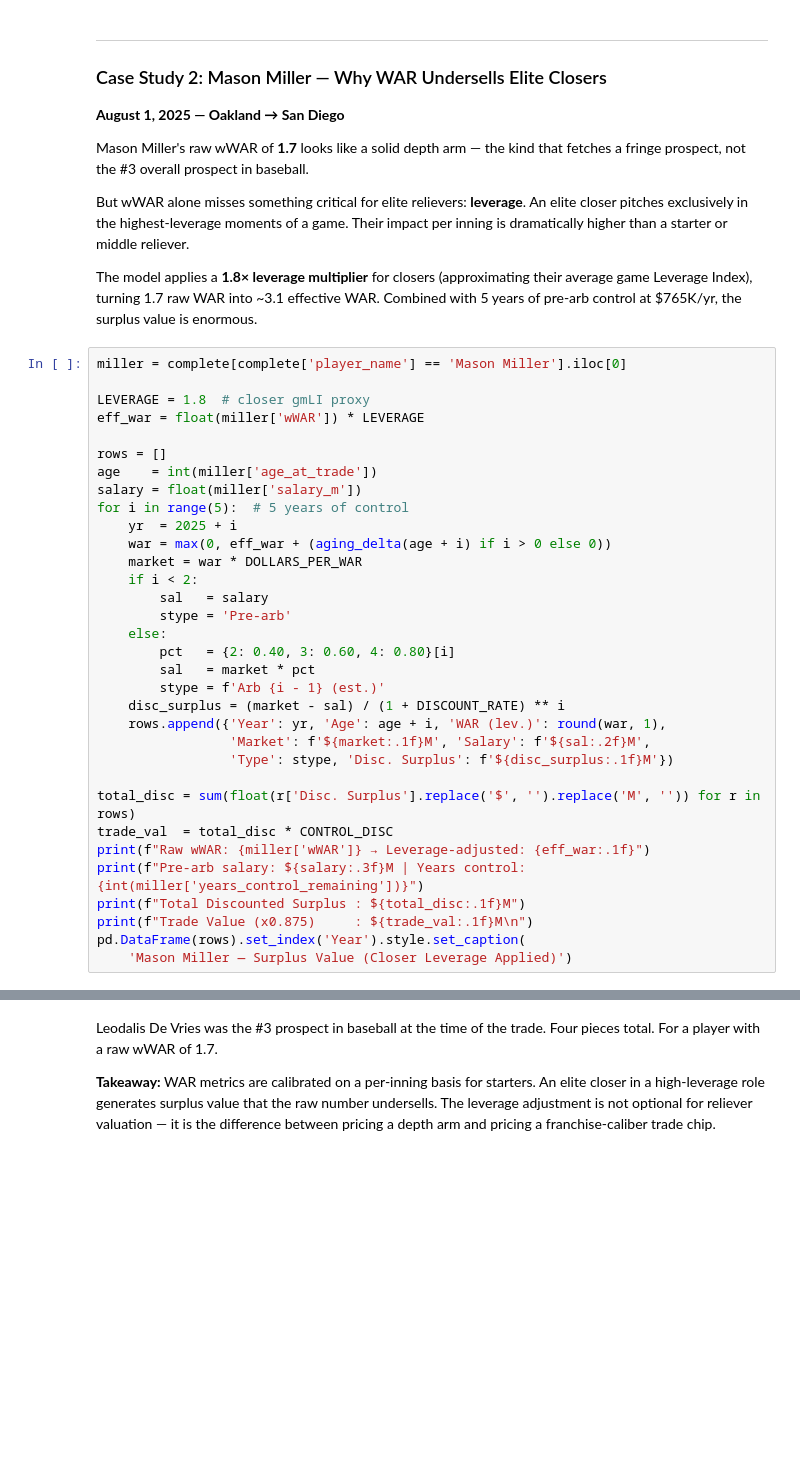
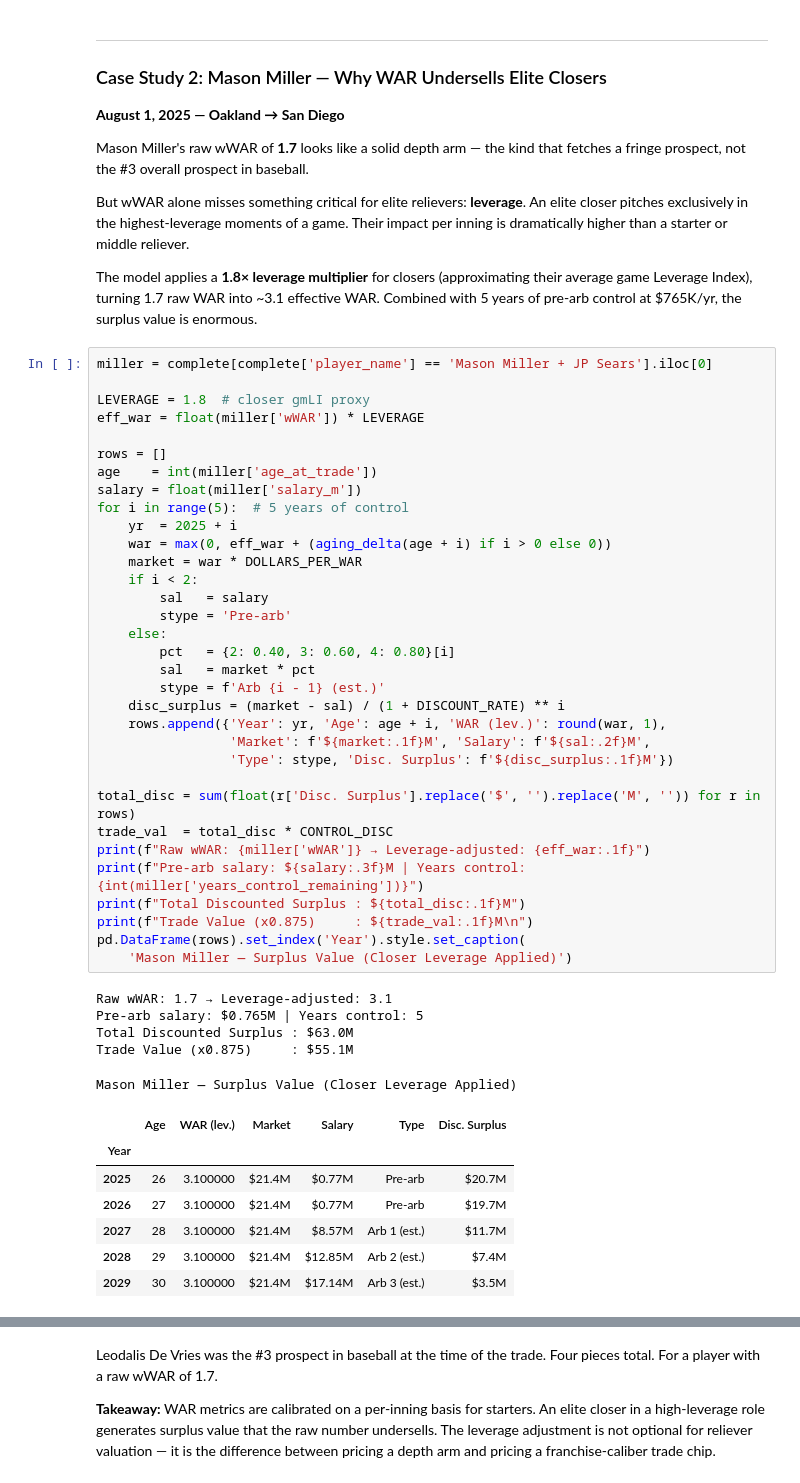
Before and after one commit to zthomas1231/mlb-trade-value-engine, a Jupyter notebook: trade_value_engine.ipynb, the cells around one changed output, grey strips where cells are left out. Drawn from its saved outputs; the diff is of its cells as text; blank space fills up the shorter version.

```diff
--- a/trade_value_engine.ipynb
+++ b/trade_value_engine.ipynb
@@ -192,38 +247,51 @@ But wWAR alone misses something critical for elite relievers: **leverage**. An e
 
 The model applies a **1.8× leverage multiplier** for closers (approximating their average game Leverage Index), turning 1.7 raw WAR into ~3.1 effective WAR. Combined with 5 years of pre-arb control at $765K/yr, the surplus value is enormous.
 # %%
-miller = complete[complete['player_name'] == 'Mason Miller'].iloc[0]
+miller = complete[complete['player_name'] == 'Mason Miller + JP Sears'].iloc[0]
 
 LEVERAGE = 1.8  # closer gmLI proxy
 eff_war = float(miller['wWAR']) * LEVERAGE
 
 rows = []
 age    = int(miller['age_at_trade'])
 salary = float(miller['salary_m'])
 for i in range(5):  # 5 years of control
     yr  = 2025 + i
     war = max(0, eff_war + (aging_delta(age + i) if i > 0 else 0))
     market = war * DOLLARS_PER_WAR
     if i < 2:
         sal   = salary
         stype = 'Pre-arb'
     else:
         pct   = {2: 0.40, 3: 0.60, 4: 0.80}[i]
         sal   = market * pct
         stype = f'Arb {i - 1} (est.)'
     disc_surplus = (market - sal) / (1 + DISCOUNT_RATE) ** i
     rows.append({'Year': yr, 'Age': age + i, 'WAR (lev.)': round(war, 1),
                  'Market': f'${market:.1f}M', 'Salary': f'${sal:.2f}M',
                  'Type': stype, 'Disc. Surplus': f'${disc_surplus:.1f}M'})
 
 total_disc = sum(float(r['Disc. Surplus'].replace('$', '').replace('M', '')) for r in rows)
 trade_val  = total_disc * CONTROL_DISC
 print(f"Raw wWAR: {miller['wWAR']} → Leverage-adjusted: {eff_war:.1f}")
 print(f"Pre-arb salary: ${salary:.3f}M | Years control: {int(miller['years_control_remaining'])}")
 print(f"Total Discounted Surplus : ${total_disc:.1f}M")
 print(f"Trade Value (x0.875)     : ${trade_val:.1f}M\n")
 pd.DataFrame(rows).set_index('Year').style.set_caption(
     'Mason Miller — Surplus Value (Closer Leverage Applied)')
+# %% [output]
+Raw wWAR: 1.7 → Leverage-adjusted: 3.1
+Pre-arb salary: $0.765M | Years control: 5
+Total Discounted Surplus : $63.0M
+Trade Value (x0.875)     : $55.1M
+Mason Miller — Surplus Value (Closer Leverage Applied)
+|  | Age | WAR (lev.) | Market | Salary | Type | Disc. Surplus |
+| Year |  |  |  |  |  |  |
+| 2025 | 26 | 3.100000 | $21.4M | $0.77M | Pre-arb | $20.7M |
+| 2026 | 27 | 3.100000 | $21.4M | $0.77M | Pre-arb | $19.7M |
+| 2027 | 28 | 3.100000 | $21.4M | $8.57M | Arb 1 (est.) | $11.7M |
+| 2028 | 29 | 3.100000 | $21.4M | $12.85M | Arb 2 (est.) | $7.4M |
+| 2029 | 30 | 3.100000 | $21.4M | $17.14M | Arb 3 (est.) | $3.5M |
 # %%
 print(f"Return tier: {int(miller['return_tier'])}/10")
 print(f"\nKey pieces: {miller['key_pieces']}")
```
Also changed, not shown: parts of 10 cells of this notebook.
